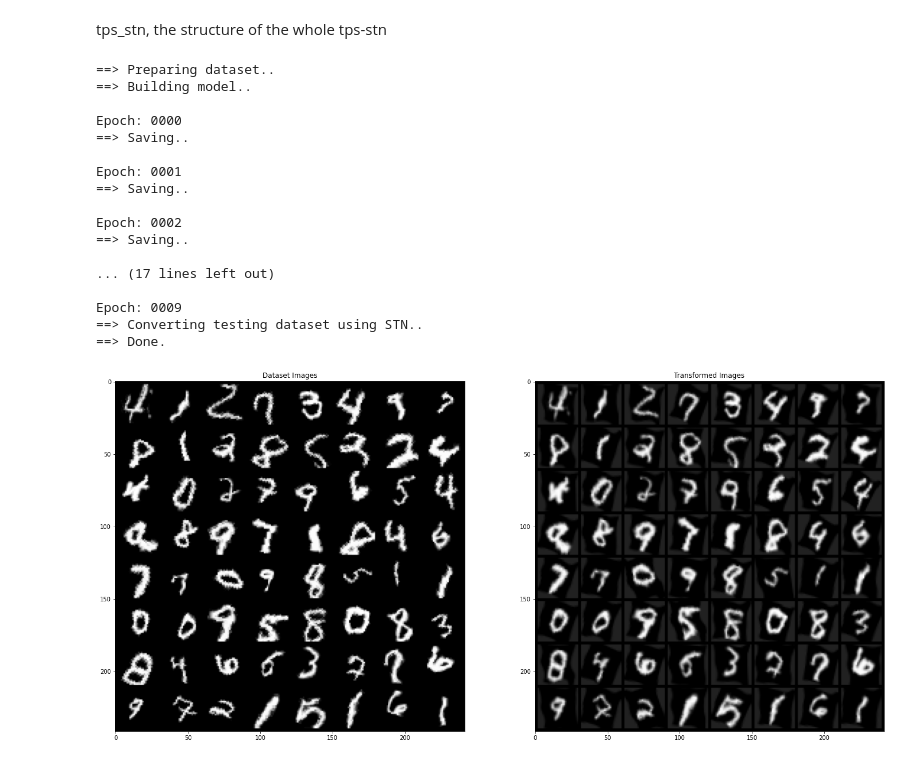
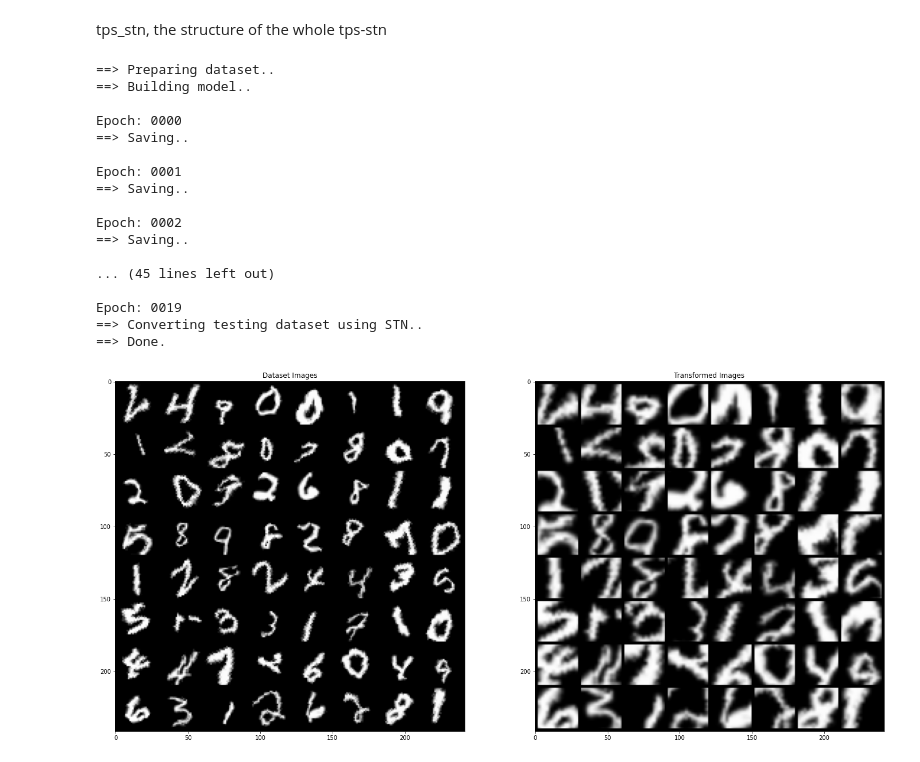
Before and after one commit to Wang-jun-jjie/TPS-STN, a Jupyter notebook: TPS-STN.ipynb, the cells around one changed output. Cells and saved outputs as stored; diff of their text form; code cells hidden in the pictures.

```diff
--- a/TPS-STN.ipynb
+++ b/TPS-STN.ipynb
@@ -31,10 +31,10 @@ pytorch version: 1.8.1+cu111
 class opts:
     def __init__(self):
         self.resume = False
-        self.sess = 'affinesmall'
+        self.sess = 'small'
         self.seed = 37434461
         self.batch_size = 64
-        self.epochs = 10
+        self.epochs = 20
         self.n_grid_density = 5
         self.image_size = 28
         self.data_directory = './mnist_dis'
@@ -289,7 +289,7 @@ class tps_stn(nn.Module):
         kernel_points = self.localizer(x)
         theta = self.affine_localizer(x).view(-1, 2, 3)
         warped_x = self.tps_warper(x, kernel_points)
-        warped_x = self.affine_warper(warped_x, theta)
+        # warped_x = self.affine_warper(warped_x, theta)
         return warped_x
 
     def forward(self, x):
@@ -321,10 +321,10 @@ def main():
     train_transform = transforms.Compose([
         transforms.Grayscale(),
         transforms.ToTensor(),
-        transforms.RandomAffine(
-            degrees=15, # degree
-            shear=(-0.15, 0.15, -0.15, 0.15),
-        ),
+        # transforms.RandomAffine(
+            # degrees=15, # degree
+            # shear=(-0.15, 0.15, -0.15, 0.15),
+        # ),
         transforms.Normalize(mean, std),
     ])
     test_transform = transforms.Compose([
@@ -521,33 +521,33 @@ def main():
 
     # Evaluation
     logger.info('Test Loss \t Test Acc')
     test_loss, test_acc = test(epoch)
     logger.info('%9.4f \t %8.4f', test_loss, test_acc)
 
     # Converting testing dataset using STN..
     convert()
     print('==> Done.')
 
     visualize()
 
 
 main()
 # %% [output]
 ==> Preparing dataset..
 ==> Building model..
 
 Epoch: 0000
 ==> Saving..
 
 Epoch: 0001
 ==> Saving..
 
 Epoch: 0002
 ==> Saving..
 
-... (17 lines left out)
+... (45 lines left out)
 
-Epoch: 0009
+Epoch: 0019
 ==> Converting testing dataset using STN..
 ==> Done.
-[figure, old version]
+[figure, new version]
```
Also changed, not shown: 4 other files.
